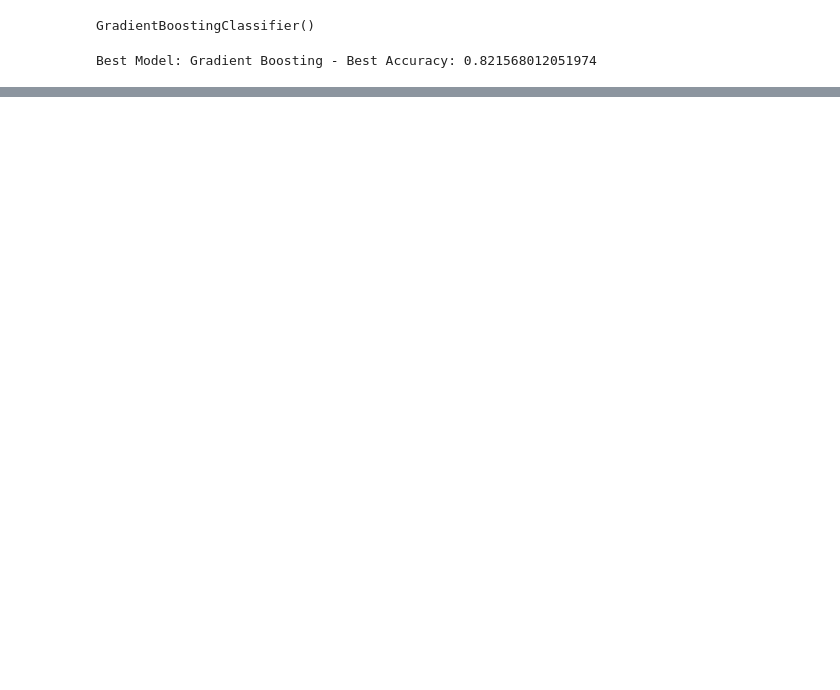
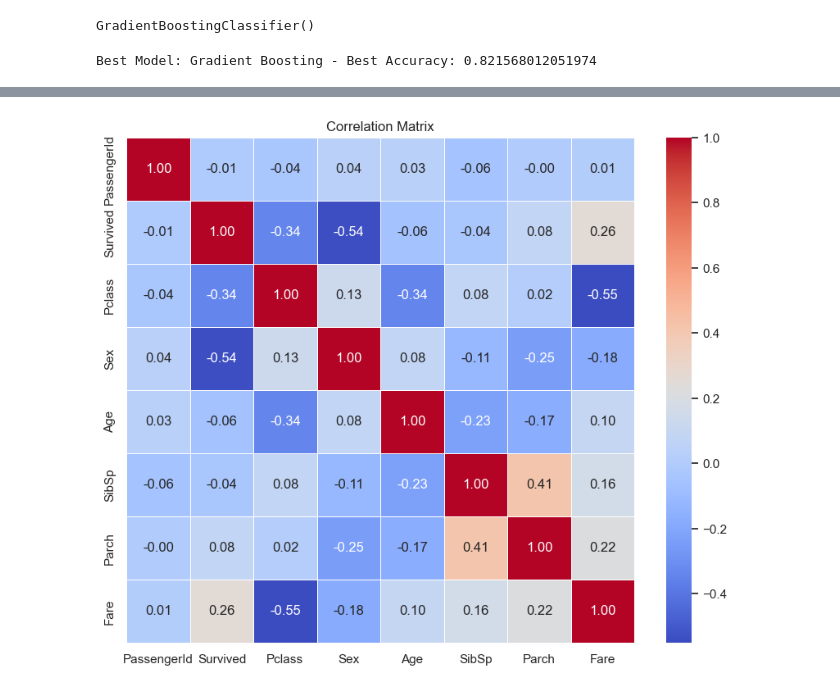
Before and after one commit to AminHeidariSardabi/titanic, a Jupyter notebook: main.ipynb, the cells around one changed output, grey strips where cells are left out. Cells and saved outputs as stored; diff of their text form; code cells hidden in the pictures; blank space fills up the shorter version.

```diff
--- a/main.ipynb
+++ b/main.ipynb
@@ -284,0 +328,12 @@ Best Model: Gradient Boosting - Best Accuracy: 0.821568012051974
+# %%
+# 3. Correlation Matrix
+
+# Select only numeric columns
+numeric_columns = train.select_dtypes(include=['float64', 'int64']).columns
+
+plt.figure(figsize=(10, 8))
+sns.heatmap(train[numeric_columns].corr(), annot=True, cmap='coolwarm', fmt='.2f', linewidths=.5)
+plt.title('Correlation Matrix')
+plt.show()
+# %% [output]
+[figure, added]
```
Also changed, not shown: parts of 12 cells of this notebook.
